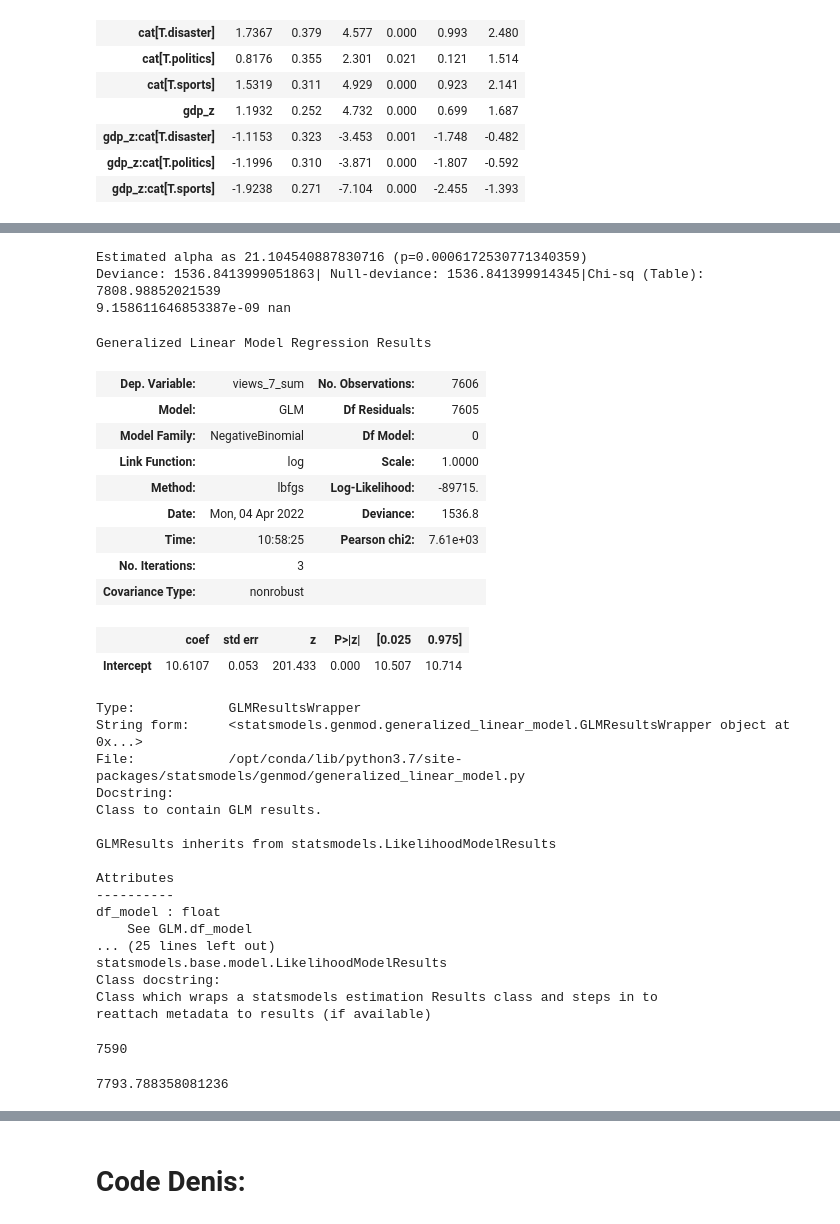
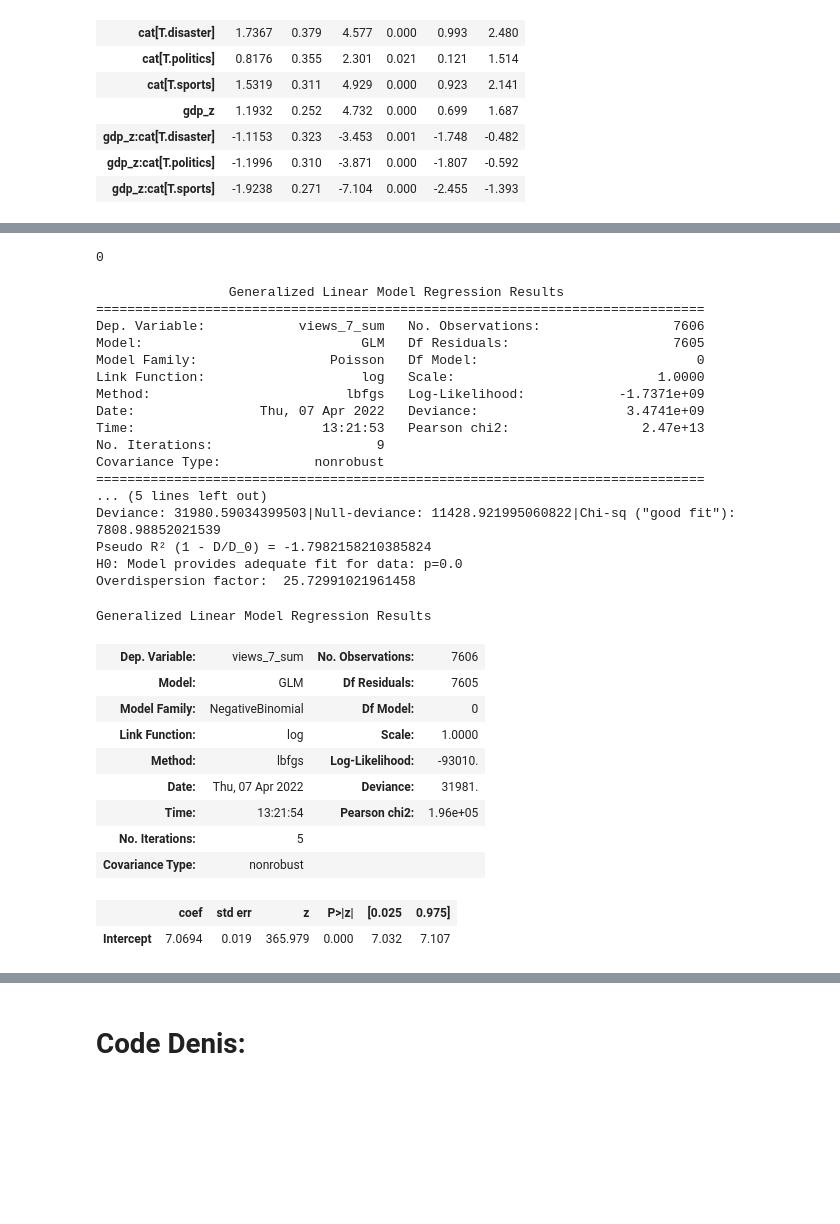
Before and after one commit to ruptho/wiki-event-bias, a Jupyter notebook: deviance_offset_regression.ipynb, the cells around one changed output, grey strips where cells are left out. Cells and saved outputs as stored; diff of their text form; code cells hidden in the pictures; blank space fills up the shorter version.

Commit message:
new logistic regression setup for articles >10 views

```diff
--- a/deviance_offset_regression.ipynb
+++ b/deviance_offset_regression.ipynb
@@ -288,43 +340,37 @@ Generalized Linear Model Regression Results
+# %%
+df_rel.bing_hits.min()
+# %% [output]
+0
 # %%
-nb_fit = fit_nb_with_estimated_alpha(df_rel, 'views_7_sum ~1', est_method='lbfgs')
+nb_fit = fit_nb_with_estimated_alpha(df_rel, 'views_7_sum ~ 1', offset_col='bing_hits', est_method='lbfgs')
 nb_fit.summary()
 # %% [output]
-Estimated alpha as 21.104540887830716 (p=0.0006172530771340359)
-Deviance: 1536.8413999051863| Null-deviance: 1536.841399914345|Chi-sq (Table): 7808.98852021539
-9.158611646853387e-09 nan
+                 Generalized Linear Model Regression Results
+==============================================================================
+Dep. Variable:            views_7_sum   No. Observations:                 7606
+Model:                            GLM   Df Residuals:                     7605
+Model Family:                 Poisson   Df Model:                            0
+Link Function:                    log   Scale:                          1.0000
+Method:                         lbfgs   Log-Likelihood:            -1.7371e+09
+Date:                Thu, 07 Apr 2022   Deviance:                   3.4741e+09
+Time:                        13:21:53   Pearson chi2:                 2.47e+13
+No. Iterations:                     9
+Covariance Type:            nonrobust
+==============================================================================
+... (5 lines left out)
+Deviance: 31980.59034399503|Null-deviance: 11428.921995060822|Chi-sq ("good fit"): 7808.98852021539
+Pseudo R² (1 - D/D_0) = -1.7982158210385824
+H0: Model provides adequate fit for data: p=0.0
+Overdispersion factor:  25.72991021961458
 Generalized Linear Model Regression Results
 | Dep. Variable: | views_7_sum | No. Observations: | 7606 |
 | Model: | GLM | Df Residuals: | 7605 |
 | Model Family: | NegativeBinomial | Df Model: | 0 |
 | Link Function: | log | Scale: | 1.0000 |
-| Method: | lbfgs | Log-Likelihood: | -89715. |
-| Date: | Mon, 04 Apr 2022 | Deviance: | 1536.8 |
-| Time: | 10:58:25 | Pearson chi2: | 7.61e+03 |
-| No. Iterations: | 3 |  |  |
+| Method: | lbfgs | Log-Likelihood: | -93010. |
+| Date: | Thu, 07 Apr 2022 | Deviance: | 31981. |
+| Time: | 13:21:54 | Pearson chi2: | 1.96e+05 |
+| No. Iterations: | 5 |  |  |
 | Covariance Type: | nonrobust |  |  |
 |  | coef | std err | z | P>|z| | [0.025 | 0.975] |
-| Intercept | 10.6107 | 0.053 | 201.433 | 0.000 | 10.507 | 10.714 |
+| Intercept | 7.0694 | 0.019 | 365.979 | 0.000 | 7.032 | 7.107 |
-# %%
-nb_fit?
-# %% [output]
-Type:            GLMResultsWrapper
-String form:     <statsmodels.genmod.generalized_linear_model.GLMResultsWrapper object at 0x...>
-File:            /opt/conda/lib/python3.7/site-packages/statsmodels/genmod/generalized_linear_model.py
-Docstring:
-Class to contain GLM results.
-
-GLMResults inherits from statsmodels.LikelihoodModelResults
-
-Attributes
-----------
-df_model : float
-    See GLM.df_model
-... (25 lines left out)
-statsmodels.base.model.LikelihoodModelResults
-Class docstring:
-Class which wraps a statsmodels estimation Results class and steps in to
-reattach metadata to results (if available)
-# %%
-nb_fit.df_resid
-# %% [output]
-7590
@@ -333,4 +376,0 @@ from scipy.stats import chi2
-# %%
-chi2.ppf(1-0.05, df=7590)
-# %% [output]
-7793.788358081236
```
Also changed, not shown: parts of 7 cells of this notebook, 7 other files.
